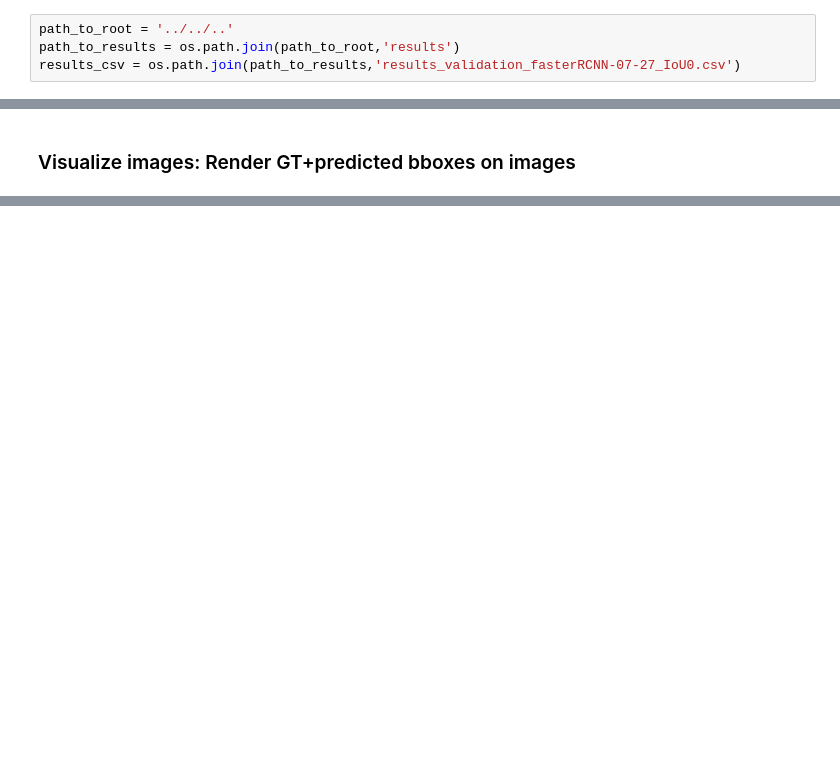
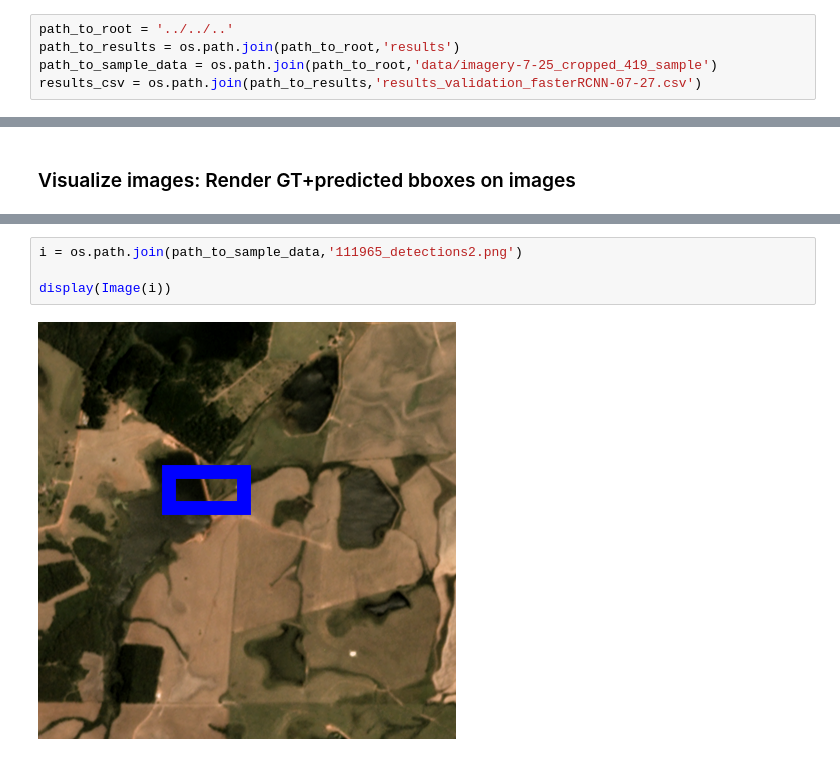
Before and after one commit to charlottegiseleweil/dams, a Jupyter notebook: evaluation/Visualize_results.ipynb, the cells around one changed output, grey strips where cells are left out. Saved outputs shown, nothing was run; the diff lists cells and outputs as text; blank space fills up the shorter version.

```diff
--- a/evaluation/Visualize_results.ipynb
+++ b/evaluation/Visualize_results.ipynb
@@ -6,4 +6,5 @@ import pandas as pd
 # %%
 path_to_root = '../../..'
 path_to_results = os.path.join(path_to_root,'results')
-results_csv = os.path.join(path_to_results,'results_validation_fasterRCNN-07-27_IoU0.csv')
+path_to_sample_data = os.path.join(path_to_root,'data/imagery-7-25_cropped_419_sample')
+results_csv = os.path.join(path_to_results,'results_validation_fasterRCNN-07-27.csv')
@@ -30,0 +290,6 @@ confusion_matrix(y_true, y_pred)
+# %%
+i = os.path.join(path_to_sample_data,'111965_detections2.png')
+
+display(Image(i))
+# %% [output]
+[figure, added]
```
Also changed, not shown: parts of 42 cells of this notebook, 2 other files.
